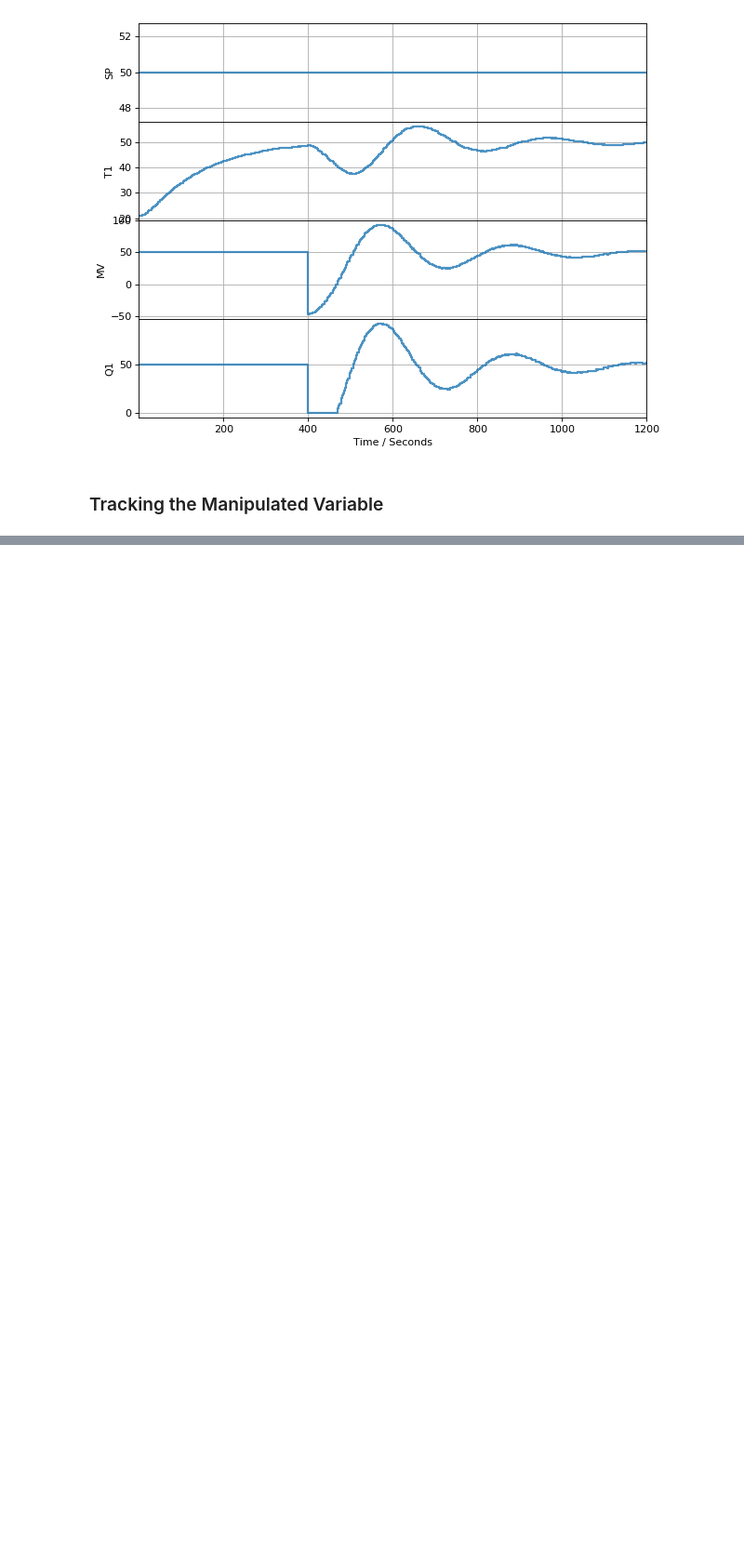
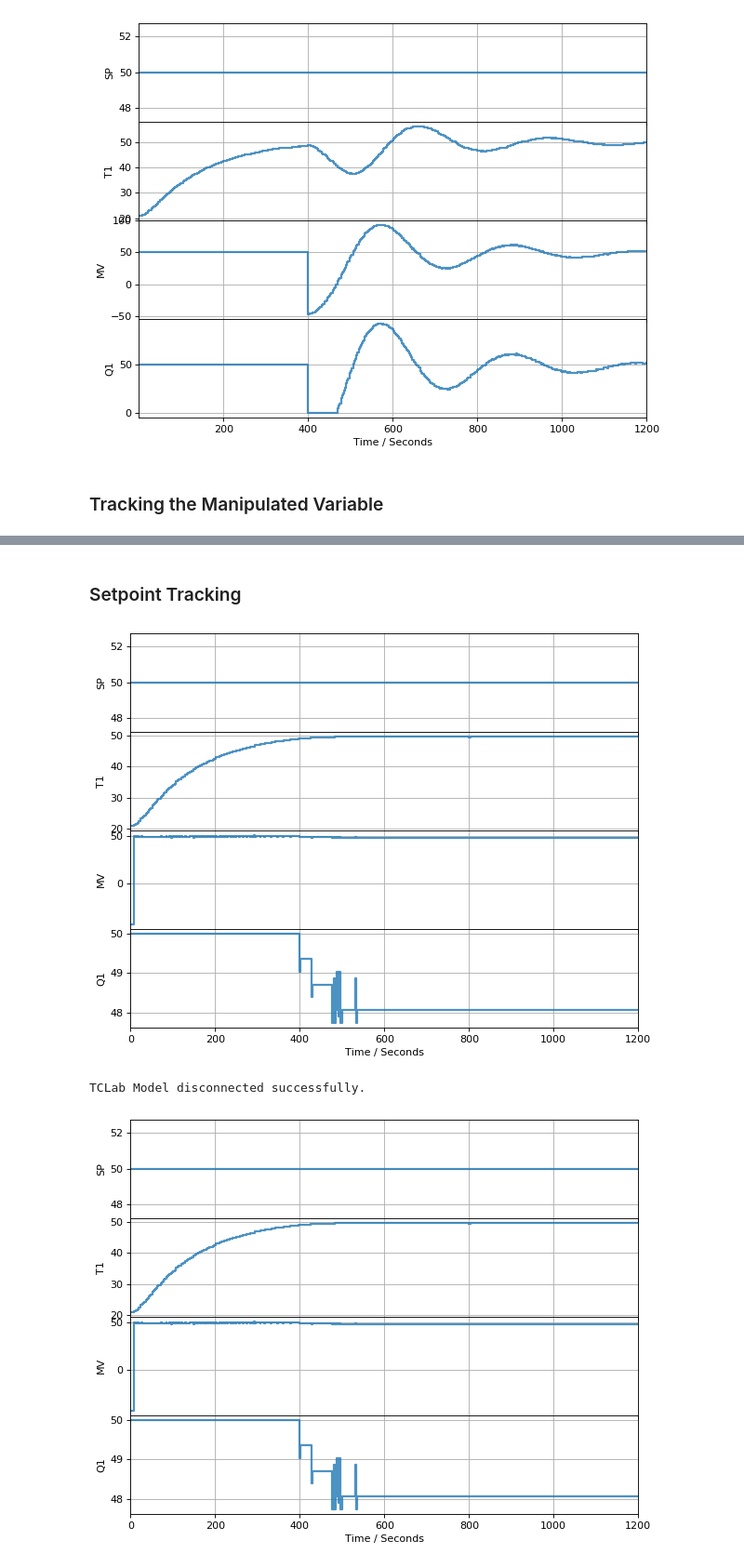
Before and after one commit to chaiwat47/CP3-Chaiwat-Klaewwigkij, a Jupyter notebook: Chemical_process_control/PID_Controller/PID_Bumpless.ipynb, the cells around one changed output, grey strips where cells are left out. Shown: that part at 93% size. Saved outputs shown, nothing was run; the diff lists cells and outputs as text; code cells hidden in the pictures; blank space fills up the shorter version.

Commit message:
pid_control

```diff
--- a/Chemical_process_control/PID_Controller/PID_Bumpless.ipynb
+++ b/Chemical_process_control/PID_Controller/PID_Bumpless.ipynb
@@ -112,0 +115,29 @@ with TCLab() as lab:
+# %% [markdown]
+### Setpoint Tracking
+# %%
+%matplotlib inline
+from tclab import clock, setup, Historian, Plotter
+
+TCLab = setup(connected = False, speedup=10)
+
+controller = PID(2, 0.1, 2, beta=0) # create pid control
+controller.send(None) # initialize
+
+tfinal = 1200
+SP = 50
+
+with TCLab() as lab:
+    h = Historian([('SP',lambda:SP),('T1',lambda: lab.T1),('MV', lambda:MV),('Q1',lab.Q1)])
+    p = Plotter(h, tfinal)
+    for t in clock(tfinal,2):
+        PV = lab.T1 # get measurement
+        MV = controller.send([t,PV,PV,lab.Q1()]) # Change [t,PV,SP,lab.Q1()] -> [t,PV,PV,lab.Q1()] track set point(SP) to process variable(PV)
+        if t < 400:
+            lab.U1 =50
+        else:
+            lab.U1 = MV # compute control action
+        p.update(t) # update information display
+# %% [output]
+[figure, added]
+TCLab Model disconnected successfully.
+[figure, added]
```
Also changed, not shown: parts of 4 cells of this notebook, 8 other files.
